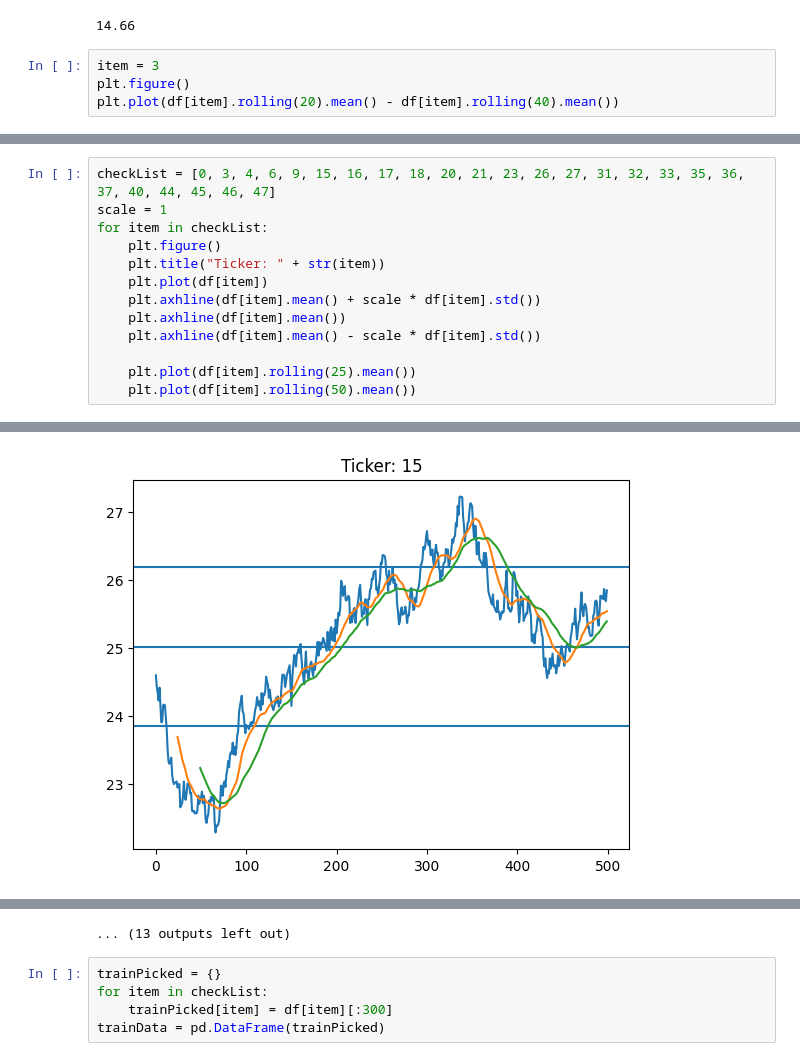
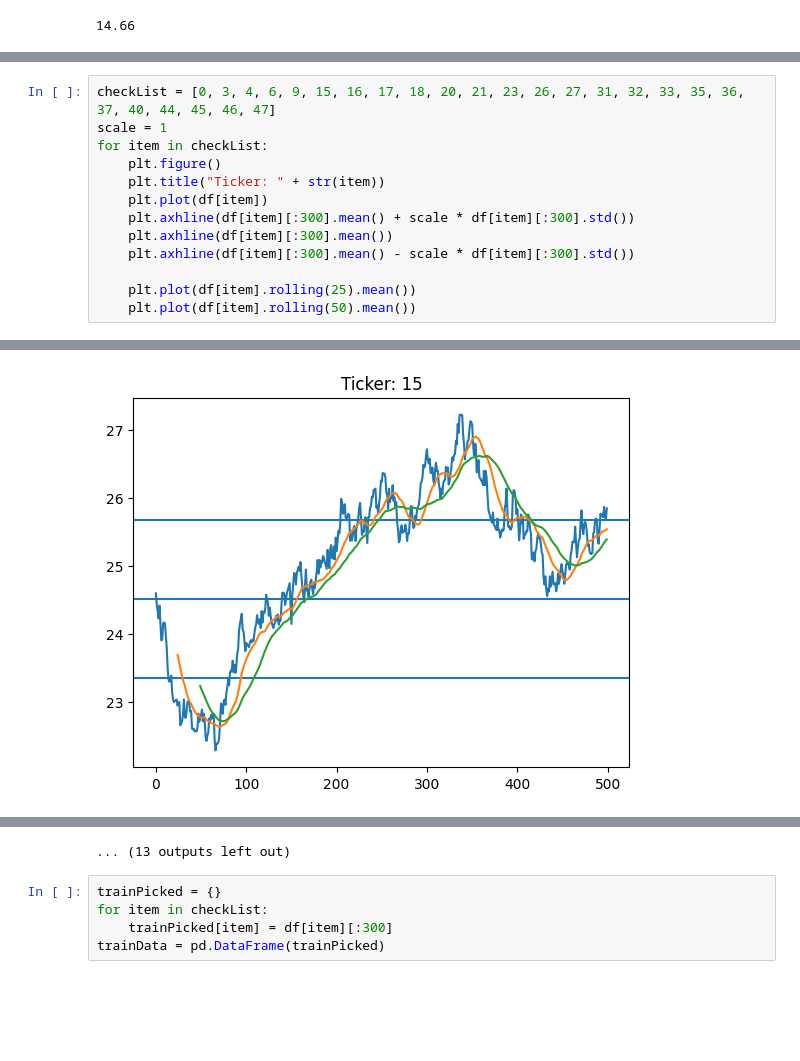
Before and after one commit to Troppydash/algothon, a Jupyter notebook: da/single_series.ipynb, the cells around one changed output, grey strips where cells are left out. Saved outputs shown, nothing was run; the diff lists cells and outputs as text; blank space fills up the shorter version.

```diff
--- a/da/single_series.ipynb
+++ b/da/single_series.ipynb
@@ -51,7 +51,3 @@ print(df[18].rolling(20).mean())
 print(df[18].rolling(40).mean())
 # %% [output]
 14.66
-# %%
-item = 3
-plt.figure()
-plt.plot(df[item].rolling(20).mean() - df[item].rolling(40).mean())
@@ -65,9 +58,9 @@ for item in checkList:
     plt.figure()
     plt.title("Ticker: " + str(item))
     plt.plot(df[item])
-    plt.axhline(df[item].mean() + scale * df[item].std())
-    plt.axhline(df[item].mean())
-    plt.axhline(df[item].mean() - scale * df[item].std())
+    plt.axhline(df[item][:300].mean() + scale * df[item][:300].std())
+    plt.axhline(df[item][:300].mean())
+    plt.axhline(df[item][:300].mean() - scale * df[item][:300].std())
 
     plt.plot(df[item].rolling(25).mean())
     plt.plot(df[item].rolling(50).mean())
@@ -80 +73 @@ for item in checkList:
-[figure, old version]
+[figure, new version]
```
Also changed, not shown: parts of 4 cells of this notebook, 6 other files.
